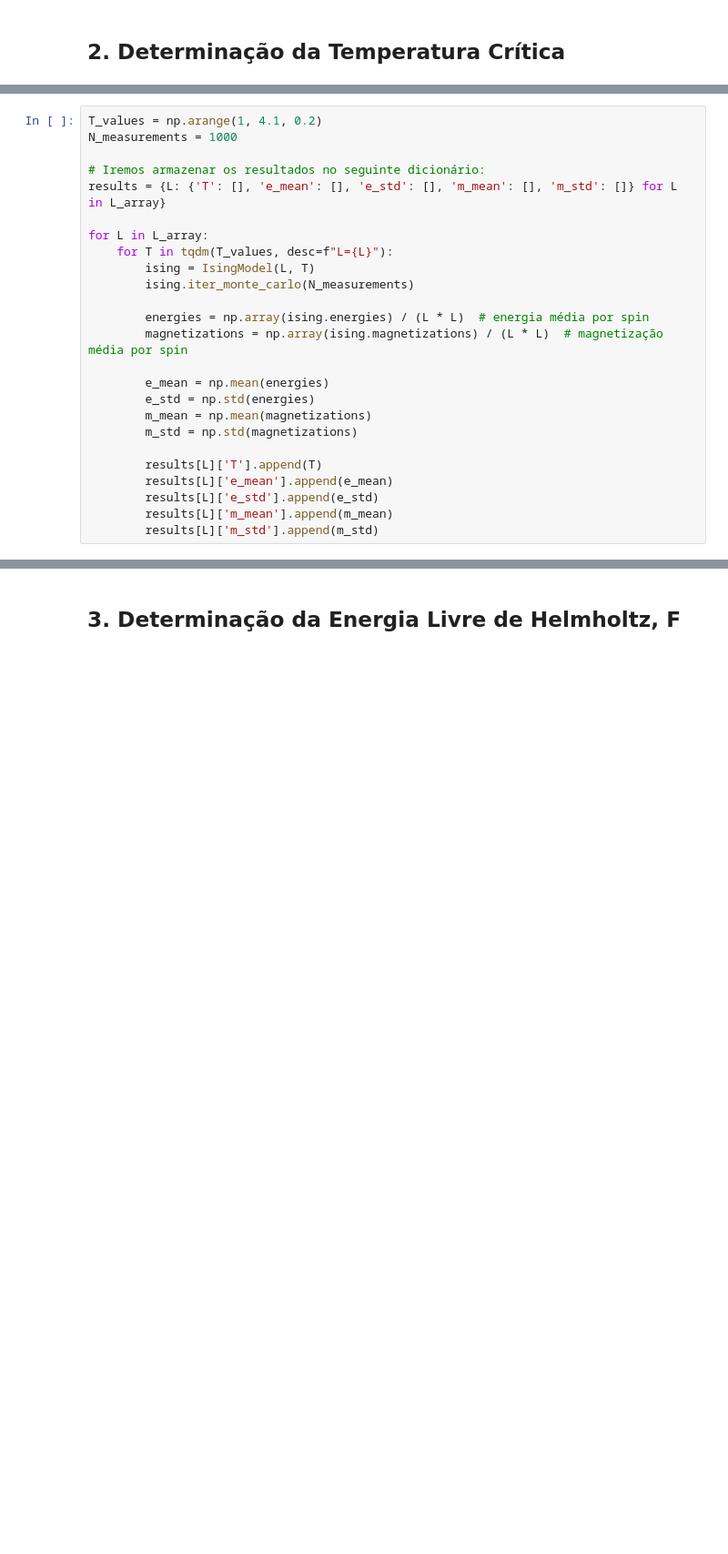
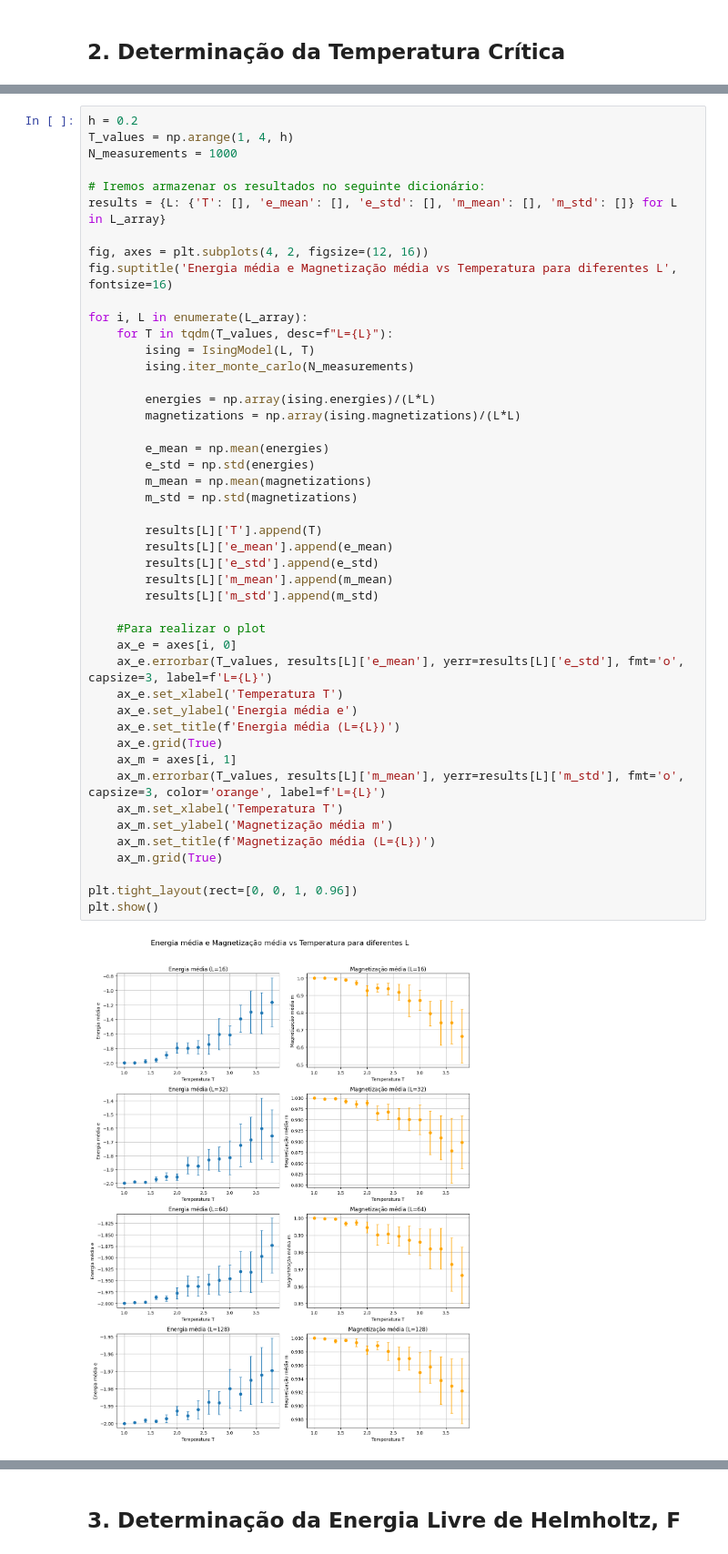
Before and after one commit to RafaelFernandesIST/FC_Grupo22, a Jupyter notebook: Projeto_1/projeto_1.ipynb, the cells around one changed output, grey strips where cells are left out. Shown: that part at 91% size. Drawn from its saved outputs; the diff is of its cells as text; blank space fills up the shorter version.

```diff
--- a/Projeto_1/projeto_1.ipynb
+++ b/Projeto_1/projeto_1.ipynb
@@ -167,25 +188,48 @@ for (L, T), params in fit_results.items():
 # %%
-T_values = np.arange(1, 4.1, 0.2)
+h = 0.2
+T_values = np.arange(1, 4, h)
 N_measurements = 1000
 
 # Iremos armazenar os resultados no seguinte dicionário:
 results = {L: {'T': [], 'e_mean': [], 'e_std': [], 'm_mean': [], 'm_std': []} for L in L_array}
 
-for L in L_array:
+fig, axes = plt.subplots(4, 2, figsize=(12, 16))
+fig.suptitle('Energia média e Magnetização média vs Temperatura para diferentes L', fontsize=16)
+
+for i, L in enumerate(L_array):
     for T in tqdm(T_values, desc=f"L={L}"):
         ising = IsingModel(L, T)
         ising.iter_monte_carlo(N_measurements)
 
-        energies = np.array(ising.energies) / (L * L)  # energia média por spin
-        magnetizations = np.array(ising.magnetizations) / (L * L)  # magnetização média por spin
+        energies = np.array(ising.energies)/(L*L)
+        magnetizations = np.array(ising.magnetizations)/(L*L)
 
         e_mean = np.mean(energies)
         e_std = np.std(energies)
         m_mean = np.mean(magnetizations)
         m_std = np.std(magnetizations)
 
         results[L]['T'].append(T)
         results[L]['e_mean'].append(e_mean)
         results[L]['e_std'].append(e_std)
         results[L]['m_mean'].append(m_mean)
         results[L]['m_std'].append(m_std)
+
+    #Para realizar o plot
+    ax_e = axes[i, 0]
+    ax_e.errorbar(T_values, results[L]['e_mean'], yerr=results[L]['e_std'], fmt='o', capsize=3, label=f'L={L}')
+    ax_e.set_xlabel('Temperatura T')
+    ax_e.set_ylabel('Energia média e')
+    ax_e.set_title(f'Energia média (L={L})')
+    ax_e.grid(True)
+    ax_m = axes[i, 1]
+    ax_m.errorbar(T_values, results[L]['m_mean'], yerr=results[L]['m_std'], fmt='o', capsize=3, color='orange', label=f'L={L}')
+    ax_m.set_xlabel('Temperatura T')
+    ax_m.set_ylabel('Magnetização média m')
+    ax_m.set_title(f'Magnetização média (L={L})')
+    ax_m.grid(True)
+
+plt.tight_layout(rect=[0, 0, 1, 0.96])
+plt.show()
+# %% [output]
+[figure, added]
```
Also changed, not shown: parts of 5 cells of this notebook.
